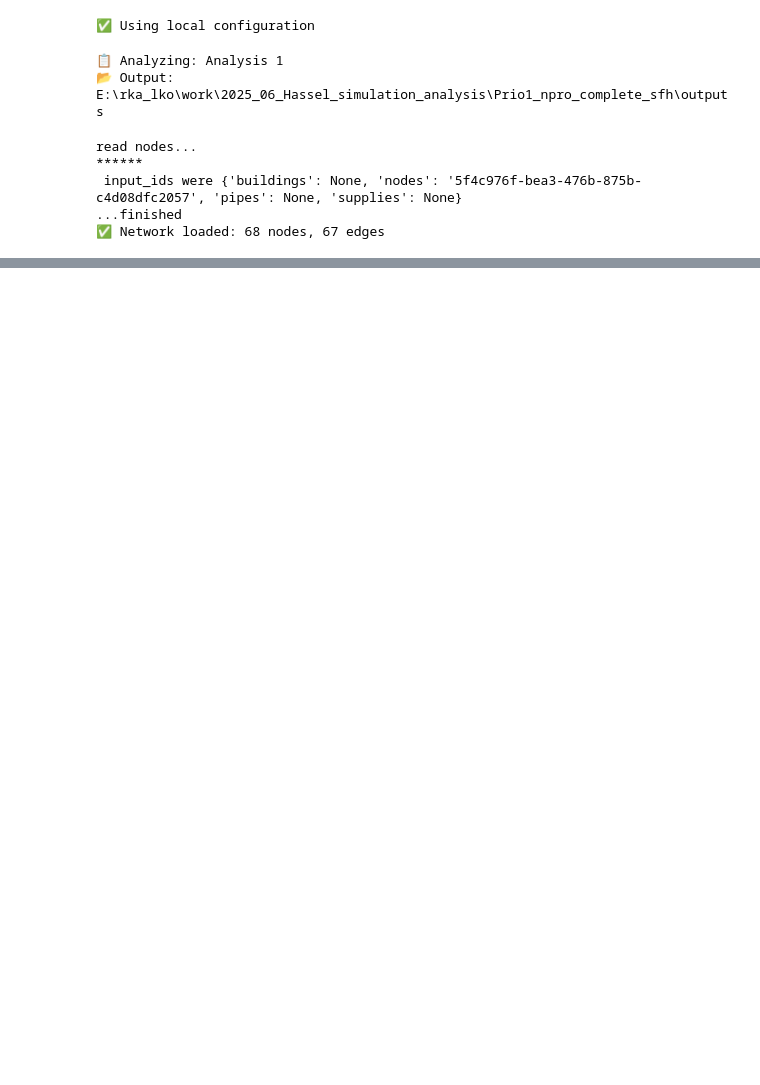
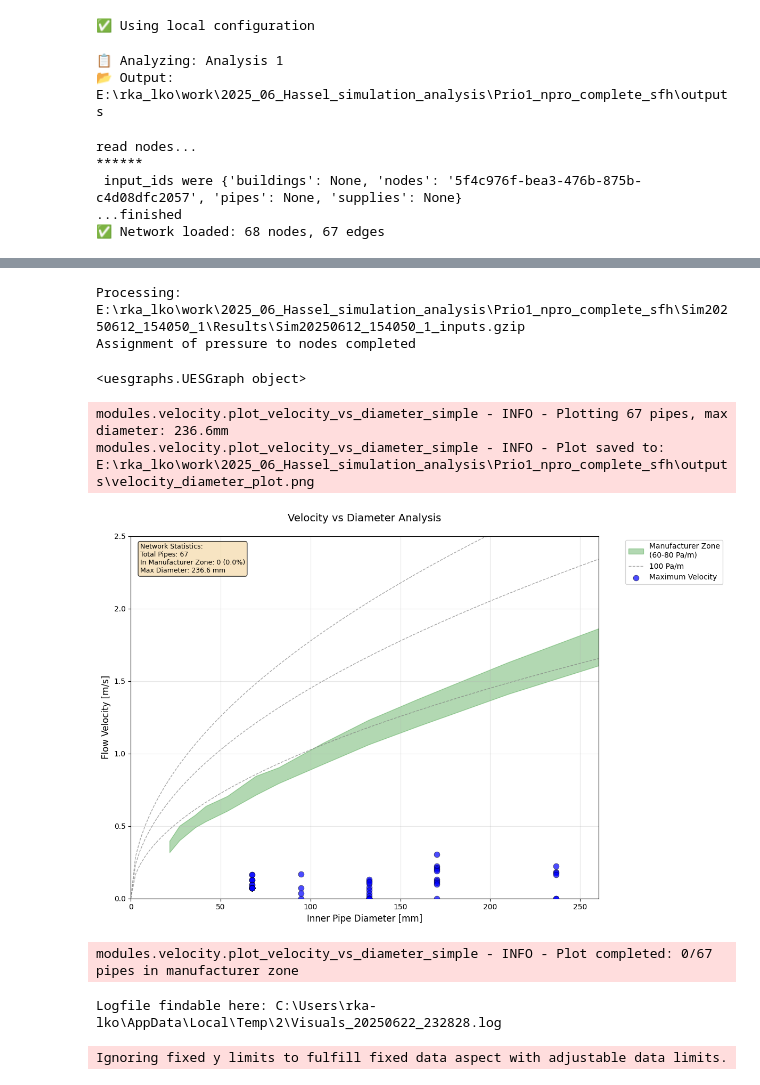
Before and after one commit to pfannkuch3n/DHN-performance-toolkit, a Jupyter notebook: analysis.ipynb, the cells around one changed output, grey strips where cells are left out. Cells and saved outputs as stored; diff of their text form; code cells hidden in the pictures; blank space fills up the shorter version.

```diff
--- a/analysis.ipynb
+++ b/analysis.ipynb
@@ -123,0 +248,12 @@ Processing: E:\rka_lko\work\2025_06_Hassel_simulation_analysis\Prio1_npro_comple
+# %%
+import uesgraphs.analyze as analyze
+uesgraph.graph["supply_type"] = "supply"
+analyze.assign_data_to_uesgraphs(uesgraph,
+                                scenario["data_path"],
+                                start_date=DEFAULT_PARAMS["start_date"],
+                                end_date=DEFAULT_PARAMS["end_date"],
+                                time_interval=DEFAULT_PARAMS["time_interval"])
+# %% [output]
+Processing: E:\rka_lko\work\2025_06_Hassel_simulation_analysis\Prio1_npro_complete_sfh\Sim20250612_154050_1\Results\Sim20250612_154050_1_inputs.gzip
+Assignment of pressure to nodes completed
+<uesgraphs.UESGraph object>
@@ -123,0 +264,31 @@ Processing: E:\rka_lko\work\2025_06_Hassel_simulation_analysis\Prio1_npro_comple
+# %%
+
+import modules.velocity as velocity
+import importlib
+importlib.reload(velocity)
+
+analyzed_graph = velocity.velocity_analysis_pipeline(uesgraph,catalog=r"data\isoplus.csv")
+# %%
+
+velocity.plot_velocity_vs_diameter_simple(graph=analyzed_graph,
+                                      catalog=r"data\isoplus.csv",
+                                      save_path=os.path.join(scenario["output_dir"], "velocity_diameter_plot.png"),
+                                      max_velocity=2.5,
+                                      velocity_metrics = ["max"]
+                                      )
+# %% [output]
+modules.velocity.plot_velocity_vs_diameter_simple - INFO - Plotting 67 pipes, max diameter: 236.6mm
+modules.velocity.plot_velocity_vs_diameter_simple - INFO - Plot saved to: E:\rka_lko\work\2025_06_Hassel_simulation_analysis\Prio1_npro_complete_sfh\outputs\velocity_diameter_plot.png
+[figure, added]
+modules.velocity.plot_velocity_vs_diameter_simple - INFO - Plot completed: 0/67 pipes in manufacturer zone
+# %%
+analyzed_graph.graph["name"] = "Hassel"
+velocity.plot_network_velocity_analysis(
+    analyzed_graph,
+    save_path=os.path.join(scenario["output_dir"], "velocity_analysis_cum_min"),
+    analysis_metric="cum_error",
+    constraint_type="min"
+)
+# %% [output]
+Logfile findable here: C:\Users\rka-lko\AppData\Local\Temp\2\Visuals_20250622_232828.log
+Ignoring fixed y limits to fulfill fixed data aspect with adjustable data limits.
```
Also changed, not shown: parts of 11 cells of this notebook, 1 other file.
